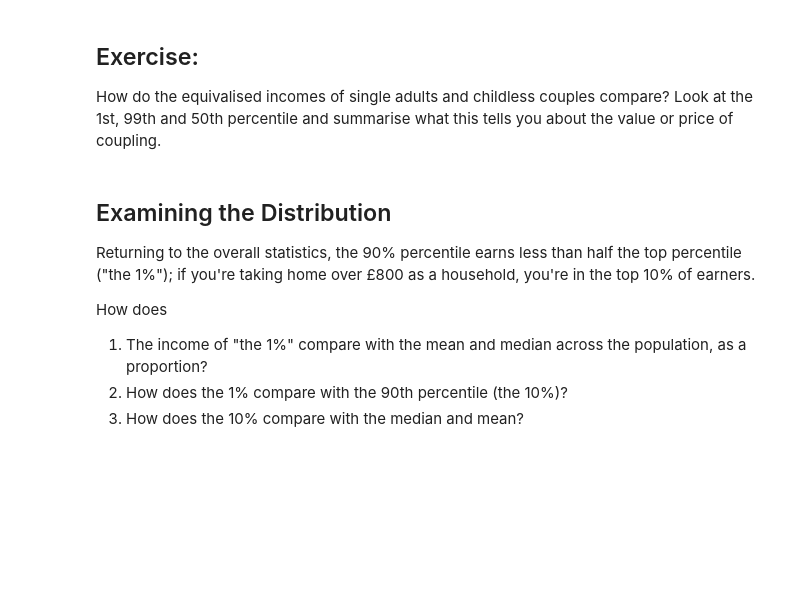
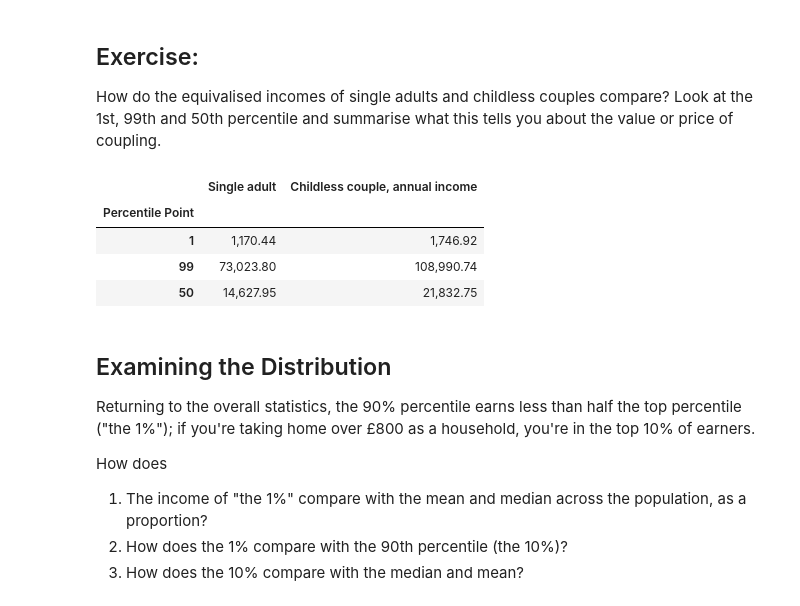
Before and after one commit to nurali077n/QM2, a Jupyter notebook: W2_Working_with_Data_in_Pandas.ipynb, the cells around one changed output. Saved outputs shown, nothing was run; the diff lists cells and outputs as text; code cells hidden in the pictures; blank space fills up the shorter version.

```diff
--- a/W2_Working_with_Data_in_Pandas.ipynb
+++ b/W2_Working_with_Data_in_Pandas.ipynb
@@ -182,6 +183,14 @@ So, to recap, we can now access a particular **row** using *loc[index number]*,
 ## Exercise:
 
 How do the equivalised incomes of single adults and childless couples compare? Look at the 1st, 99th and 50th percentile and summarise what this tells you about the value or price of coupling.
+# %%
+income[['Single adult', 'Childless couple, annual income']].loc[[1,99,50]]
+# %% [output]
+|  | Single adult | Childless couple, annual income |
+| Percentile Point |  |  |
+| 1 | 1,170.44 | 1,746.92 |
+| 99 | 73,023.80 | 108,990.74 |
+| 50 | 14,627.95 | 21,832.75 |
 # %% [markdown]
 ## Examining the Distribution
 
```
Also changed, not shown: parts of 9 cells of this notebook.
